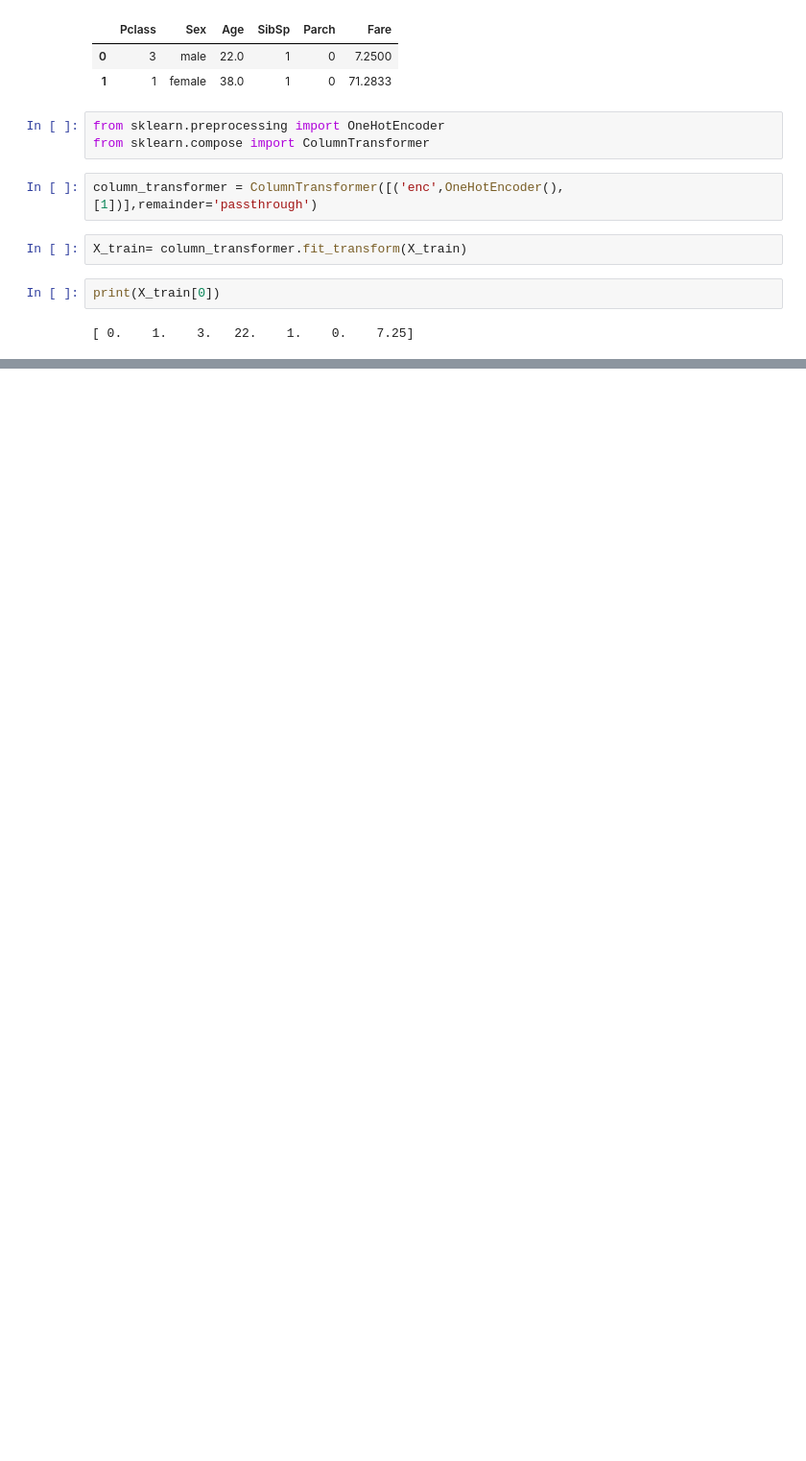
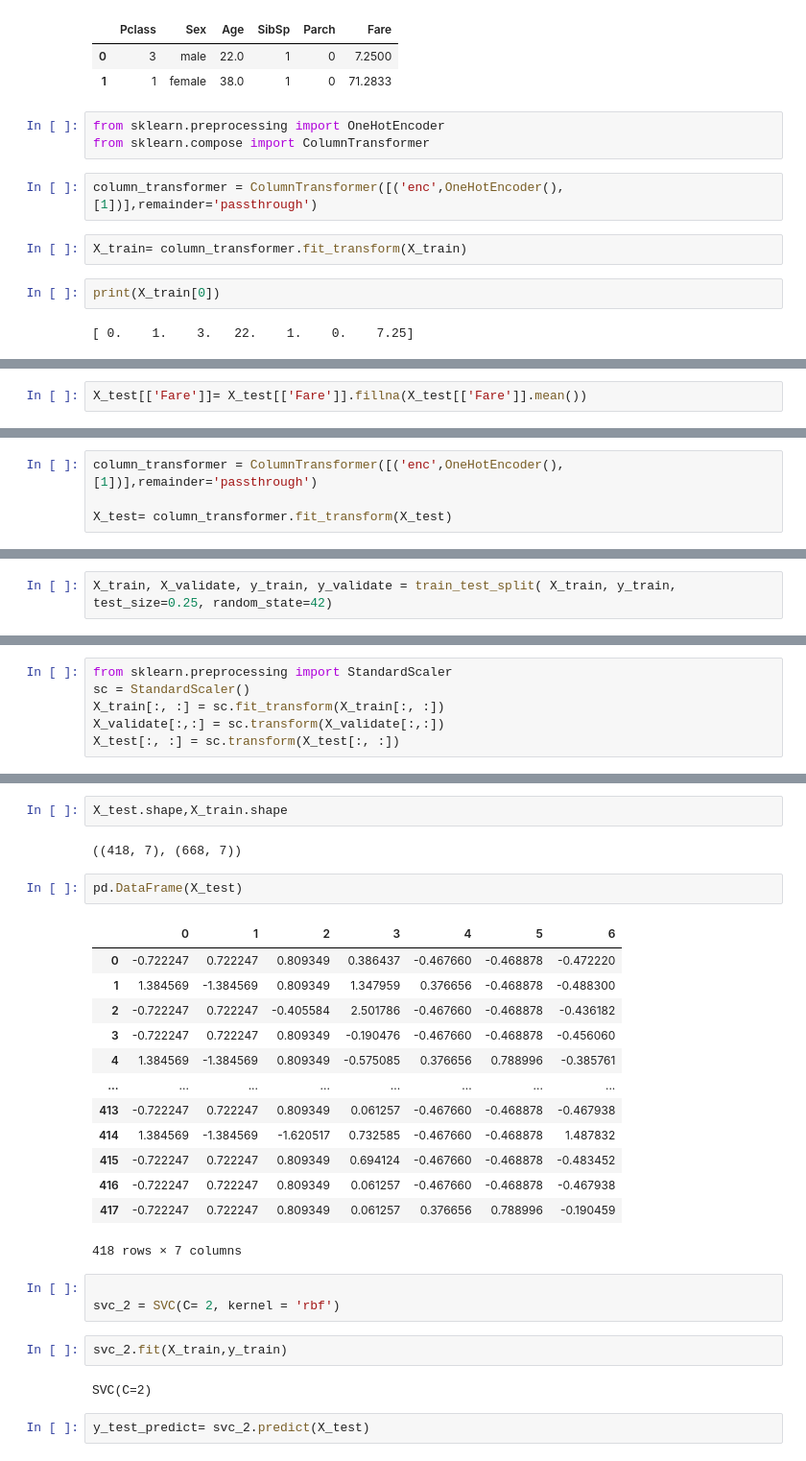
Before and after one commit to allenvarughese22/Machine-Learning-Projects---Learning, a Jupyter notebook: Titanic-Data Analysis/titanic/Titanic Survivor - Data Analysis.ipynb, the cells around one changed output, grey strips where cells are left out. Shown: that part at 96% size. Drawn from its saved outputs; the diff is of its cells as text; blank space fills up the shorter version.

```diff
--- a/Titanic-Data Analysis/titanic/Titanic Survivor - Data Analysis.ipynb
+++ b/Titanic-Data Analysis/titanic/Titanic Survivor - Data Analysis.ipynb
@@ -276,0 +315,2 @@ print(X_train[0])
+# %%
+X_test[['Fare']]= X_test[['Fare']].fillna(X_test[['Fare']].mean())
@@ -276,0 +336,4 @@ print(X_train[0])
+# %%
+column_transformer = ColumnTransformer([('enc',OneHotEncoder(),[1])],remainder='passthrough')
+
+X_test= column_transformer.fit_transform(X_test)
@@ -276,0 +350,2 @@ print(X_train[0])
+# %%
+X_train, X_validate, y_train, y_validate = train_test_split( X_train, y_train, test_size=0.25, random_state=42)
@@ -276,0 +356,6 @@ print(X_train[0])
+# %%
+from sklearn.preprocessing import StandardScaler
+sc = StandardScaler()
+X_train[:, :] = sc.fit_transform(X_train[:, :])
+X_validate[:,:] = sc.transform(X_validate[:,:])
+X_test[:, :] = sc.transform(X_test[:, :])
@@ -276,0 +501,29 @@ print(X_train[0])
+# %%
+X_test.shape,X_train.shape
+# %% [output]
+((418, 7), (668, 7))
+# %%
+pd.DataFrame(X_test)
+# %% [output]
+|  | 0 | 1 | 2 | 3 | 4 | 5 | 6 |
+| 0 | -0.722247 | 0.722247 | 0.809349 | 0.386437 | -0.467660 | -0.468878 | -0.472220 |
+| 1 | 1.384569 | -1.384569 | 0.809349 | 1.347959 | 0.376656 | -0.468878 | -0.488300 |
+| 2 | -0.722247 | 0.722247 | -0.405584 | 2.501786 | -0.467660 | -0.468878 | -0.436182 |
+| 3 | -0.722247 | 0.722247 | 0.809349 | -0.190476 | -0.467660 | -0.468878 | -0.456060 |
+| 4 | 1.384569 | -1.384569 | 0.809349 | -0.575085 | 0.376656 | 0.788996 | -0.385761 |
+| ... | ... | ... | ... | ... | ... | ... | ... |
+| 413 | -0.722247 | 0.722247 | 0.809349 | 0.061257 | -0.467660 | -0.468878 | -0.467938 |
+| 414 | 1.384569 | -1.384569 | -1.620517 | 0.732585 | -0.467660 | -0.468878 | 1.487832 |
+| 415 | -0.722247 | 0.722247 | 0.809349 | 0.694124 | -0.467660 | -0.468878 | -0.483452 |
+| 416 | -0.722247 | 0.722247 | 0.809349 | 0.061257 | -0.467660 | -0.468878 | -0.467938 |
+| 417 | -0.722247 | 0.722247 | 0.809349 | 0.061257 | 0.376656 | 0.788996 | -0.190459 |
+418 rows × 7 columns
+# %%
+
+svc_2 = SVC(C= 2, kernel = 'rbf')
+# %%
+svc_2.fit(X_train,y_train)
+# %% [output]
+SVC(C=2)
+# %%
+y_test_predict= svc_2.predict(X_test)
```
Also changed, not shown: parts of 52 cells of this notebook, 3 other files.
